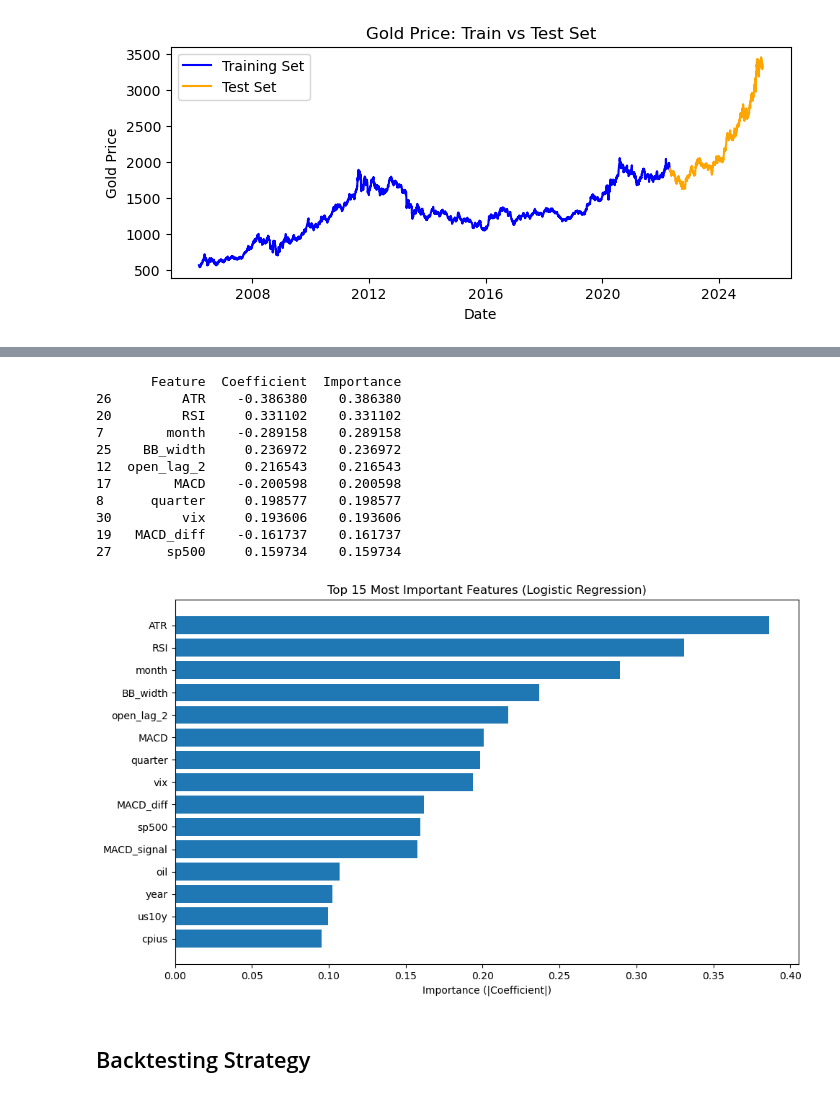
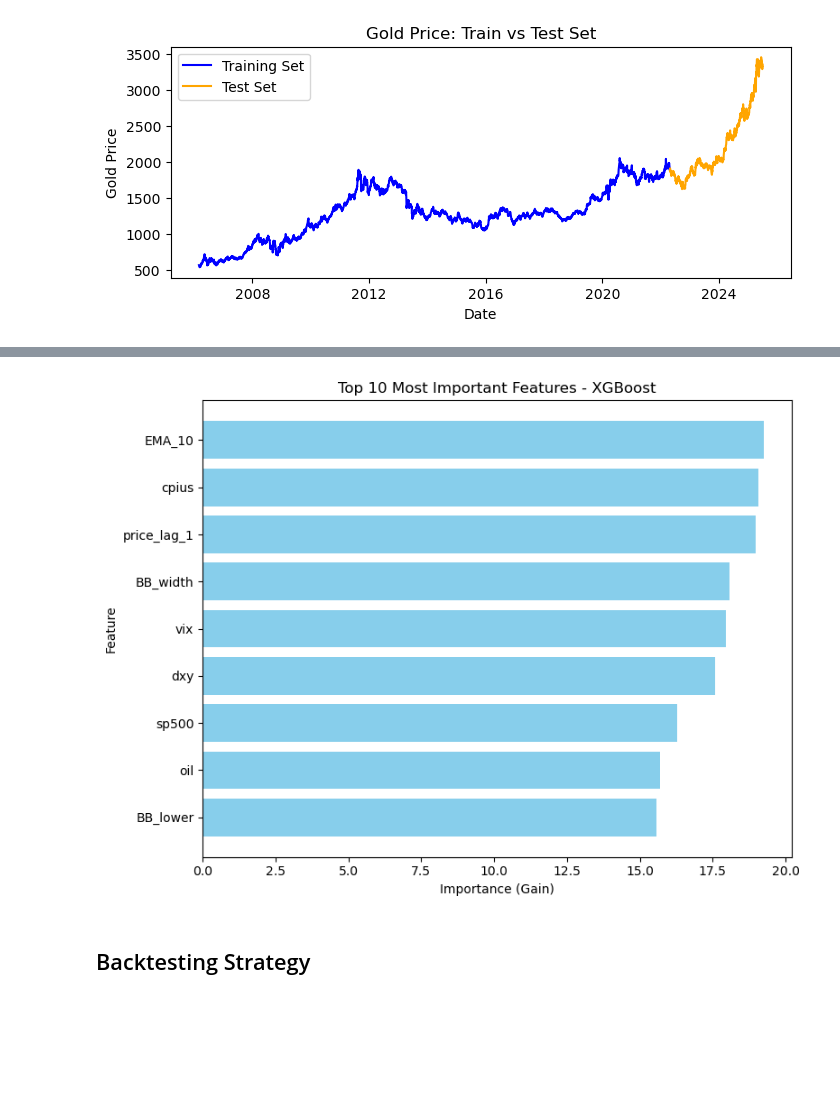
Before and after one commit to MartynChong/applied_project, a Jupyter notebook: project.ipynb, the cells around one changed output, grey strips where cells are left out. Saved outputs shown, nothing was run; the diff lists cells and outputs as text; code cells hidden in the pictures; blank space fills up the shorter version.

Commit message:
Added many figures.

```diff
--- a/project.ipynb
+++ b/project.ipynb
@@ -555,12 +555,12 @@ import lightgbm as lgb
 
 # Define the model parameters lists for hyperparameter tuning
 param_grids = {
-    'log_reg': {'model__C': [0.01, 0.03, 0.05, 0.1]},
+    'log_reg': {'model__C': [0.01, 0.1, 1.0, 10.0]},
     'rf': {'model__n_estimators': [100, 200], 'model__max_depth': [3, 5, 10]},
     'ada': {'model__n_estimators': [50, 100, 200], 'model__learning_rate': [0.5, 1.0]},
     'xgb': {'model__n_estimators': [200, 400], 'model__max_depth': [3, 5], 'model__learning_rate': [0.01, 0.1]},
     'lgb': {'model__n_estimators': [200, 400], 'model__max_depth': [-1, 5], 'model__learning_rate': [0.01, 0.1]},
-    'gbdt': {'model__n_estimators': [100, 200], 'model__max_depth': [3, 5], 'model__learning_rate': [0.05, 0.1]}
+    'gbdt': {'model__n_estimators': [100, 200], 'model__max_depth': [3, 5], 'model__learning_rate': [0.1, 0.2]}
 }
 
 # Fixed Random State
@@ -572,9 +572,9 @@ pipelines = {
         ('scaler', StandardScaler()),
         ('model', LogisticRegression(max_iter=1000, class_weight='balanced', penalty='l2'))
     ]),
-    'gbdt': Pipeline([
-        ('model', GradientBoostingClassifier(random_state=STATE))
-    ]),
+    # 'gbdt': Pipeline([
+    #     ('model', GradientBoostingClassifier(random_state=STATE))
+    # ]),
     'rf': Pipeline([
         ('model', RandomForestClassifier(random_state=STATE))
     ]),
@@ -596,7 +596,7 @@ best_params = {}   # Dictionary to store best hyperparameters
 
 for name, pipe in pipelines.items():
     print(f"\nTuning and evaluating {name}...")
-    grid = GridSearchCV(pipe, param_grids[name], cv=tss, scoring='roc_auc', n_jobs=-1)
+    grid = GridSearchCV(pipe, param_grids[name], cv=tss, scoring='f1', n_jobs=-1)
     grid.fit(X_train_full, y_train_full)
     best_model = grid.best_estimator_
     best_models[name] = best_model
@@ -690,6 +702,7 @@ Cross-Validated Training Metrics and Final Test Metrics:
 # %%
 # Identify best model based on Test F1 or ROC-AUC
-best_model_index = metrics_df['Test F1'].idxmax()
+best_model_index = metrics_df['Test ROC-AUC'].idxmax()
+# best_model_index = 2
 best_model_name = metrics_df.iloc[best_model_index]["Model"]
 final_model = best_models[best_model_name]
 final_params = best_params[best_model_name]
@@ -705,7 +718,7 @@ y_train_proba = final_model.predict_proba(X_train_full)[:, 1]
 y_test_proba = final_model.predict_proba(X_test_final)[:, 1]
 
 # Threshold range
-thresholds = np.arange(0.35, 0.71, 0.01)
+thresholds = np.arange(0.2, 0.7, 0.01)
 
 metrics_list = []
 
@@ -780,42 +908,28 @@ plt.show()
 # %%
 from sklearn.inspection import permutation_importance
 
-# Get coefficients
-coefficients = final_model[1].coef_[0]
+# Get feature importance (gain-based by default)
+importance_dict = final_model[0].get_booster().get_score(importance_type='gain')
+importance_df = pd.DataFrame({
+    'Feature': list(importance_dict.keys()),
+    'Importance': list(importance_dict.values())
+})
 
-# Calculate absolute importance
-importance = np.abs(coefficients)
-
-# Create DataFrame
-feature_importance = pd.DataFrame({
-    'Feature': X.columns,
-    'Coefficient': coefficients,
-    'Importance': importance
-}).sort_values(by='Importance', ascending=False)
-
-# Display top features
-print(feature_importance.head(10))
+# Sort and take top 10
+top_features = importance_df.sort_values(by='Importance', ascending=False).head(10)
+top_features = top_features[1:]
 
 # Plot
-plt.figure(figsize=(10, 6))
-plt.barh(feature_importance['Feature'][:15][::-1], feature_importance['Importance'][:15][::-1])
-plt.xlabel('Importance (|Coefficient|)')
-plt.title('Top 15 Most Important Features (Logistic Regression)')
+plt.figure(figsize=(8, 6))
+plt.barh(top_features['Feature'], top_features['Importance'], color='skyblue')
+plt.xlabel('Importance (Gain)')
+plt.ylabel('Feature')
+plt.title('Top 10 Most Important Features - XGBoost')
+plt.gca().invert_yaxis()  # Highest importance at top
 plt.tight_layout()
 plt.show()
 # %% [output]
-       Feature  Coefficient  Importance
-26         ATR    -0.386380    0.386380
-20         RSI     0.331102    0.331102
-7        month    -0.289158    0.289158
-25    BB_width     0.236972    0.236972
-12  open_lag_2     0.216543    0.216543
-17        MACD    -0.200598    0.200598
-8      quarter     0.198577    0.198577
-30         vix     0.193606    0.193606
-19   MACD_diff    -0.161737    0.161737
-27       sp500     0.159734    0.159734
-[figure, old version]
+[figure, new version]
 # %% [markdown]
 ## Backtesting Strategy
 # %%
```
Also changed, not shown: parts of 10 cells of this notebook, 4 other files.
